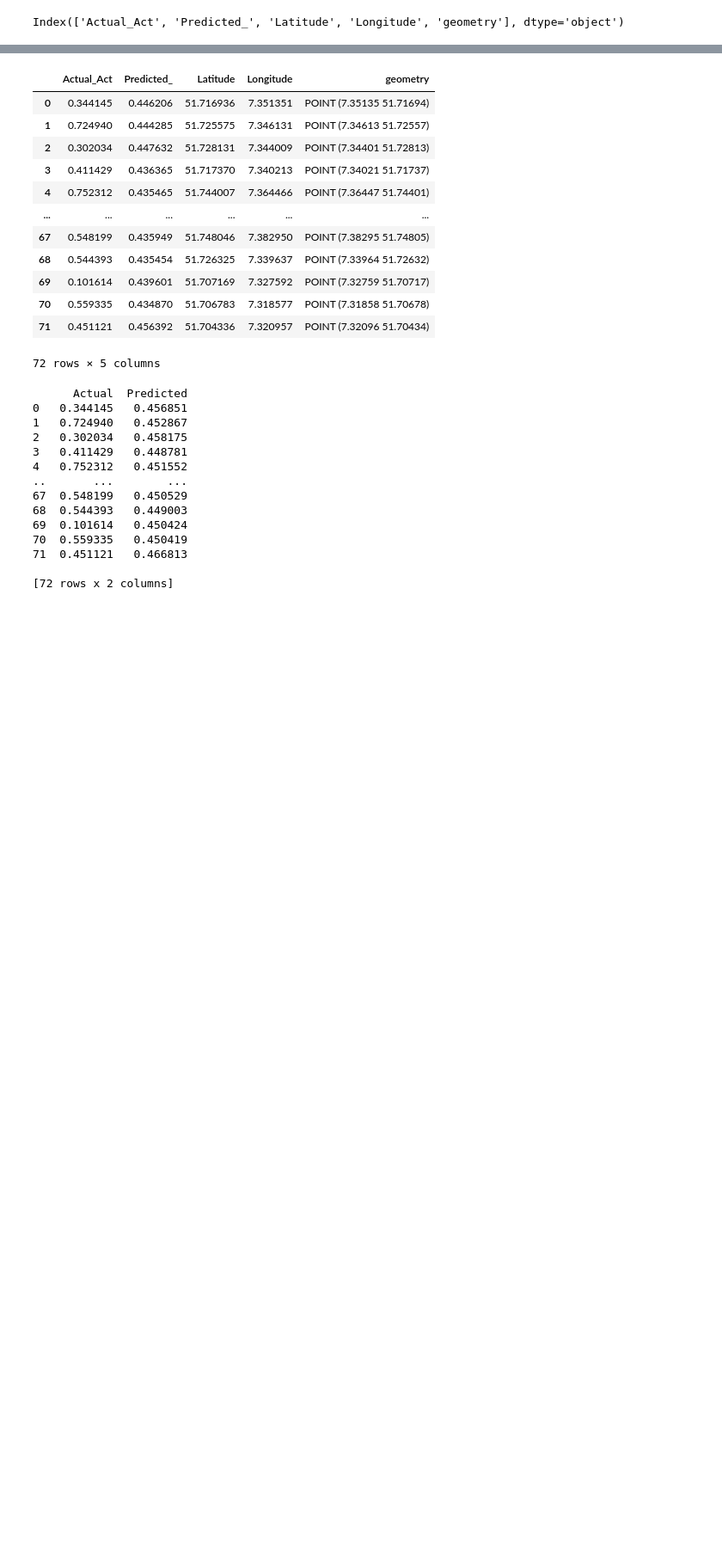
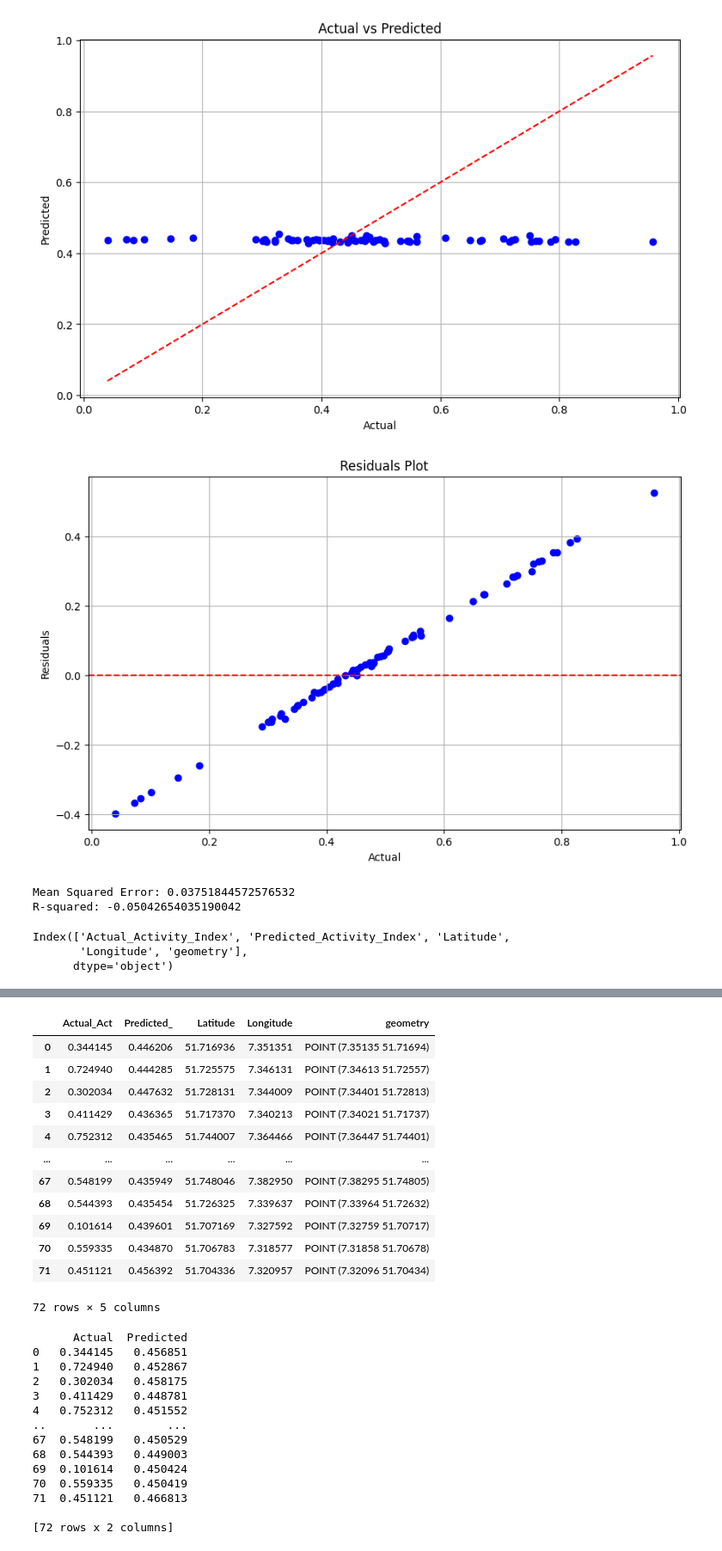
Before and after one commit to janakparajuli/ConvLSTM, a Jupyter notebook: ConvLSTM.ipynb, the cells around one changed output, grey strips where cells are left out. Shown: that part at 86% size. Saved outputs shown, nothing was run; the diff lists cells and outputs as text; code cells hidden in the pictures; blank space fills up the shorter version.

```diff
--- a/ConvLSTM.ipynb
+++ b/ConvLSTM.ipynb
@@ -13,7 +13,7 @@ from shapely.geometry import Point
 import geopandas as gpd
 
 # Load the data from CSV file
-data = pd.read_csv(r"C:\Users\janak\ConvLSTM\Daily_HAI_Mean.csv")
+data = pd.read_csv(r"./Daily_HAI_Mean.csv")
 
 # Preprocess the data
 # Assuming you have latitude, longitude, and activity_index columns
@@ -27,7 +27,7 @@ data['activity_index'] = (data['y'] - data['y'].min()) / (data['y'].max() - data
 # Define parameters
 seq_length = 7  # Length of sequence for each sample
 n_features = 3  # Number of features (latitude, longitude, activity_index)
-n_filters = 32  # Number of filters in ConvLSTM layers
+n_filters = 64  # Number of filters in ConvLSTM layers
 kernel_size = (1, 1)  # Kernel size for ConvLSTM layers (adjusted based on spatial dimensions)
 
 # Prepare the data for ConvLSTM
@@ -116,3 +116,4 @@ geometry = [Point(xy) for xy in zip(test_df['Longitude'], test_df['Latitude'])]
 gdf = gpd.GeoDataFrame(test_df, geometry=geometry)
 gdf.crs = {'init': 'epsg:4326'}  # Assuming WGS84 coordinate reference system
 gdf.to_file('test_predicted_values.shp')
+# %% [output]
@@ -119,7 +137,13 @@ gdf.to_file('test_predicted_values.shp')
+[figure, added]
+[figure, added]
+Mean Squared Error: 0.03751844572576532
+R-squared: -0.05042654035190042
 # %%
 print(gdf.columns)
 # %% [output]
-Index(['Actual_Act', 'Predicted_', 'Latitude', 'Longitude', 'geometry'], dtype='object')
+Index(['Actual_Activity_Index', 'Predicted_Activity_Index', 'Latitude',
+       'Longitude', 'geometry'],
+      dtype='object')
 # %%
 import geopandas as gpd
 import matplotlib.pyplot as plt
```
Also changed, not shown: parts of 3 cells of this notebook, 2 other files.
